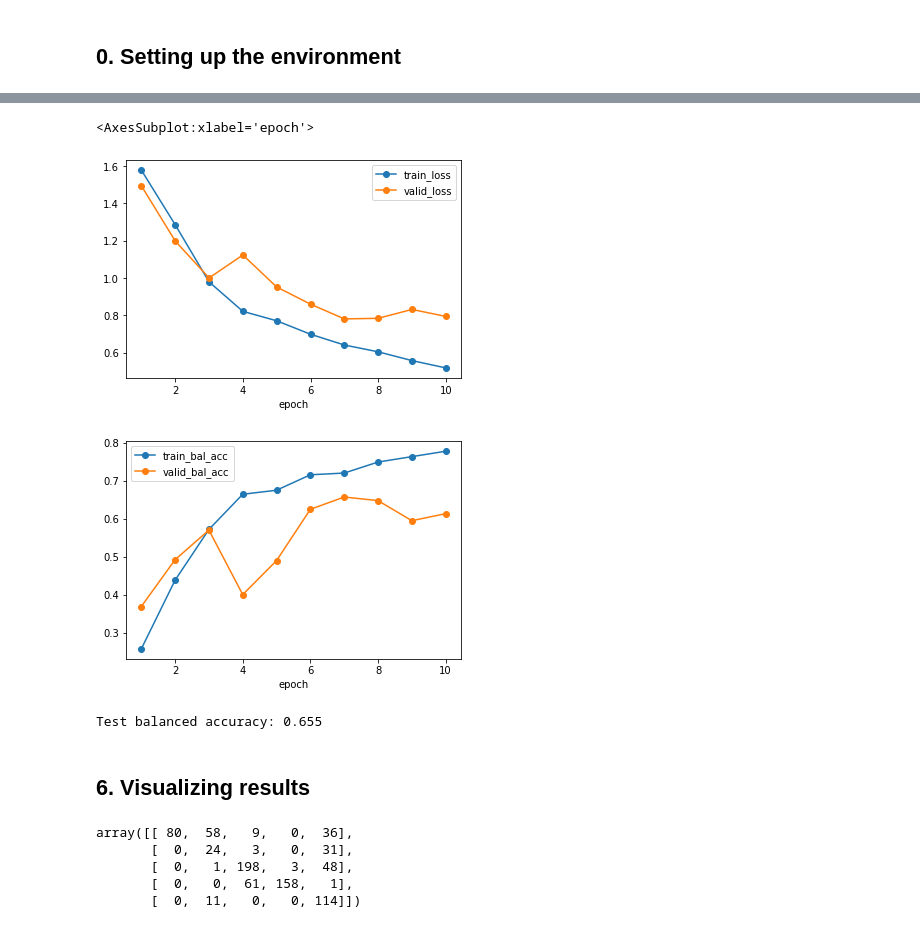
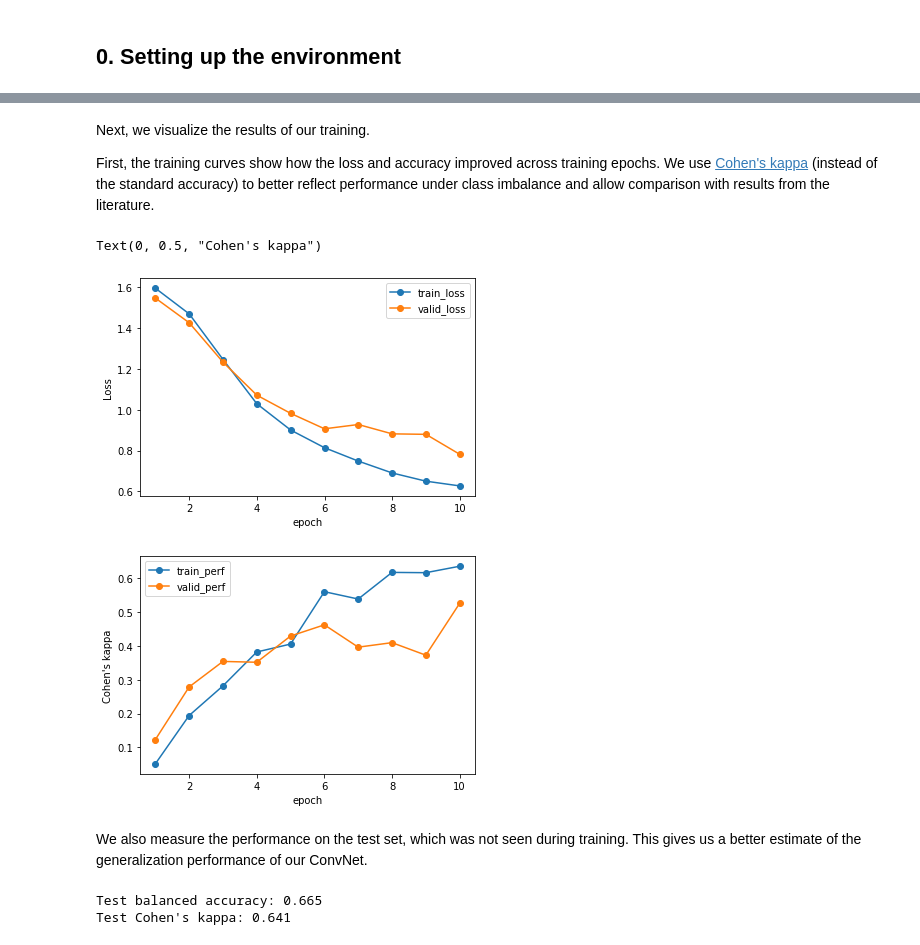
Before and after one commit to hubertjb/dl-eeg-tutorial, a Jupyter notebook: sleep_staging_physionet.ipynb, the cells around one changed output, grey strips where cells are left out. Drawn from its saved outputs; the diff is of its cells as text; code cells hidden in the pictures.

Commit message:
improving instructions and figures

```diff
--- a/sleep_staging_physionet.ipynb
+++ b/sleep_staging_physionet.ipynb
@@ -392,8 +486,10 @@ from torch.utils.data import DataLoader
 # %%
+from torch.utils.data import DataLoader
+
 # Create dataloaders
-train_batch_size = 64
-valid_batch_size = 256
-num_workers = 0
+train_batch_size = 128  # Important hyperparameter
+valid_batch_size = 256  # Can be made as large as what fits in memory
+num_workers = 0  # Number of processes to use for the data loading process; 0 is the main Python process
 
 loader_train = DataLoader(
     train_ds, batch_size=train_batch_size, shuffle=True, num_workers=num_workers)
@@ -404,6 +502,5 @@ loader_test = DataLoader(
 # %%
-from sklearn.metrics import balanced_accuracy_score
-
+from sklearn.metrics import balanced_accuracy_score, cohen_kappa_score
 
 def _do_train(model, loader, optimizer, criterion, device, metric):
     # training loop
@@ -502,9 +599,9 @@ def train(model, loader_train, loader_valid, optimizer, criterion, n_epochs,
         metric = balanced_accuracy_score
 
     print('epoch \t train_loss \t valid_loss \t train_perf \t valid_perf')
+    print('-------------------------------------------------------------------')
 
     for epoch in range(1, n_epochs + 1):
-#         print(f'\nStarting epoch {epoch + 1} / {n_epochs}')
         train_loss, train_perf = _do_train(
             model, loader_train, optimizer, criterion, device, metric=metric)
         valid_loss, valid_perf = _validate(
@@ -512,7 +609,7 @@ def train(model, loader_train, loader_valid, optimizer, criterion, n_epochs,
         history.append(
             {'epoch': epoch,
              'train_loss': train_loss, 'valid_loss': valid_loss,
-             'train_bal_acc': train_perf, 'valid_bal_acc': valid_perf})
+             'train_perf': train_perf, 'valid_perf': valid_perf})
 
         print(f'{epoch} \t {train_loss:0.4f} \t {valid_loss:0.4f} '
               f'\t {train_perf:0.4f} \t {valid_perf:0.4f}')
@@ -536,11 +638,6 @@ def train(model, loader_train, loader_valid, optimizer, criterion, n_epochs,
 # %%
 from torch.nn import CrossEntropyLoss
-from torch.optim import AdamW
+from torch.optim import Adam
 
-n_epochs = 10
-patience = 5
-optimizer = AdamW(model.parameters(), lr=1e-3, weight_decay=0)
-criterion = CrossEntropyLoss(weight=torch.Tensor(class_weights))  #weight=!!!)
-
-best_model, history = train(
-    model, loader_train, loader_valid, optimizer, criterion, n_epochs, patience, device)
+optimizer = Adam(model.parameters(), lr=1e-3, weight_decay=0)
+criterion = CrossEntropyLoss(weight=torch.Tensor(class_weights))
@@ -564,0 +646,7 @@ best val loss 0.8595 -> 0.7804
+# %%
+n_epochs = 10
+patience = 5
+
+best_model, history = train(
+    model, loader_train, loader_valid, optimizer, criterion, n_epochs, patience,
+    device, metric=cohen_kappa_score)
@@ -565,15 +671,21 @@ best val loss 0.8595 -> 0.7804
+# %% [markdown]
+Next, we visualize the results of our training.
+
+First, the training curves show how the loss and accuracy improved across training epochs. We use [Cohen's kappa](https://scikit-learn.org/stable/modules/model_evaluation.html#cohen-kappa) (instead of the standard accuracy) to better reflect performance under class imbalance and allow comparison with results from the literature.
 # %%
 # Visualizing the learning curves
 
-import pandas as pd
-
 history_df = pd.DataFrame(history)
-history_df.plot(x='epoch', y=['train_loss', 'valid_loss'], marker='o')
-history_df.plot(x='epoch', y=['train_bal_acc', 'valid_bal_acc'], marker='o')
+ax1 = history_df.plot(x='epoch', y=['train_loss', 'valid_loss'], marker='o')
+ax1.set_ylabel('Loss')
+ax2 = history_df.plot(x='epoch', y=['train_perf', 'valid_perf'], marker='o')
+ax2.set_ylabel('Cohen\'s kappa')
 # %% [output]
-<AxesSubplot:xlabel='epoch'>
+Text(0, 0.5, "Cohen's kappa")
-[figure, old version]
+[figure, new version]
-[figure, old version]
+[figure, new version]
+# %% [markdown]
+We also measure the performance on the test set, which was not seen during training. This gives us a better estimate of the generalization performance of our ConvNet.
 # %%
 # Compute test performance
 
@@ -589,10 +701,14 @@ for batch_x, batch_y in loader_test:
 
 y_pred = np.concatenate(y_pred_all)
 y_true = np.concatenate(y_true_all)
+rec_ids = np.concatenate(  # indicates which recording each example comes from
+    [[i] * len(ds) for i, ds in enumerate(test_ds.datasets)])
 
 test_bal_acc = balanced_accuracy_score(y_true, y_pred)
+test_kappa = cohen_kappa_score(y_true, y_pred)
+
 print(f'Test balanced accuracy: {test_bal_acc:0.3f}')
+print(f'Test Cohen\'s kappa: {test_kappa:0.3f}')
 # %% [output]
-Test balanced accuracy: 0.655
+Test balanced accuracy: 0.665
+Test Cohen's kappa: 0.641
-# %% [markdown]
-## 6. Visualizing results
@@ -602,8 +714,0 @@ import matplotlib.pyplot as plt
-# %%
-confusion_matrix(y_true, y_pred)
-# %% [output]
-array([[ 80,  58,   9,   0,  36],
-       [  0,  24,   3,   0,  31],
-       [  0,   1, 198,   3,  48],
-       [  0,   0,  61, 158,   1],
-       [  0,  11,   0,   0, 114]])
```
Also changed, not shown: parts of 56 cells of this notebook, 3 other files.
